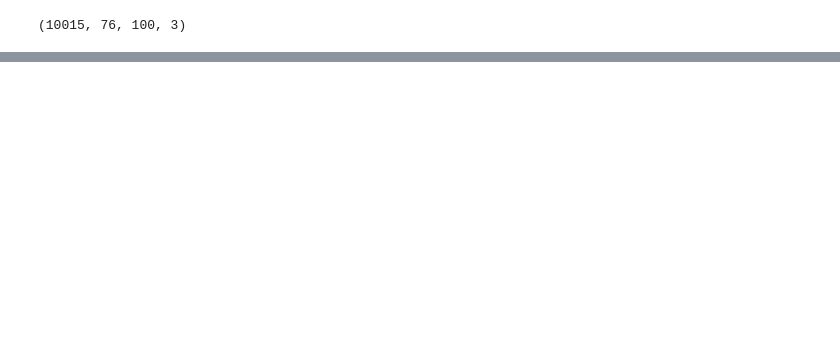
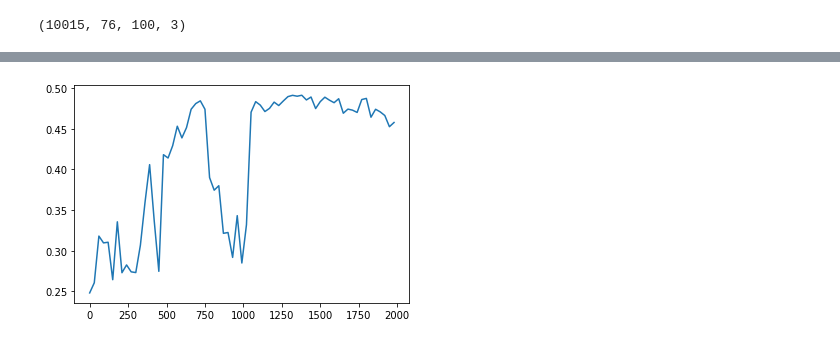
Before and after one commit to WangLi2019Gt/Skin-Cancer-Image-Classification-using-CNN-And-Clustering, a Jupyter notebook: AutoEncoder_Cluster.ipynb, the cells around one changed output, grey strips where cells are left out. Cells and saved outputs as stored; diff of their text form; code cells hidden in the pictures; blank space fills up the shorter version.

```diff
--- a/AutoEncoder_Cluster.ipynb
+++ b/AutoEncoder_Cluster.ipynb
@@ -96,7 +96,7 @@ autoencoder, encoder = autoencoderConv2D()
 autoencoder.summary()
 if(Train==True):
     autoencoder.compile(optimizer='adam', loss='mse')
-    autoencoder.fit(x_copy,x_copy, batch_size=20, epochs=100)
+    autoencoder.fit(x_copy,x_copy, batch_size=20, epochs=200)
     autoencoder.save_weights('./conv_ae_weights.h5')
 # %% [output]
 Model: "AE"
@@ -203,25 +206,24 @@ batch_size = 1
 update_interval = 30
 index_array = np.arange(x_copy.shape[0])
 tol = 0.01 # tolerance threshold to stop training
-
+acc_array=np.zeros(67)
+i=0
 for ite in range(int(maxiter)):
     if ite % update_interval == 0:
         q = model.predict(x_copy, verbose=0)
         p = target_distribution(q)  # update the auxiliary target distribution p
-        print(p.shape)
-        print(p[0].shape)
-        print(p[0])
         # evaluate the clustering performance
         y_pred = q.argmax(1)
         if y is not None:
             accuracy = np.round(acc(y, y_pred), 5)
             loss = np.round(loss, 5)
             print('Iter %d: accuracy = %.5f,' % (ite, accuracy), ' ; loss=%f'%(loss))
-
+            acc_array[i]= accuracy
+            i=i+1
         # check stop criterion
         delta_label = np.sum(y_pred != y_pred_last).astype(np.float32) / y_pred.shape[0]
         y_pred_last = np.copy(y_pred)
-        if (ite > 0 and delta_label < tol) or accuracy>0.48:
+        if (ite > 0 and delta_label < tol):
             if(delta_label < tol):
                 print('delta_label ', delta_label, '< tol ', tol)
                 print('Reached tolerance threshold. Stopping training.')
@@ -252,0 +254,6 @@ KeyboardInterrupt:
+# %%
+ite=np.linspace(0,1980,67)
+plt.plot(ite,acc_array)
+plt.show()
+# %% [output]
+[figure, added]
```
Also changed, not shown: parts of 3 cells of this notebook, 1 other file.
